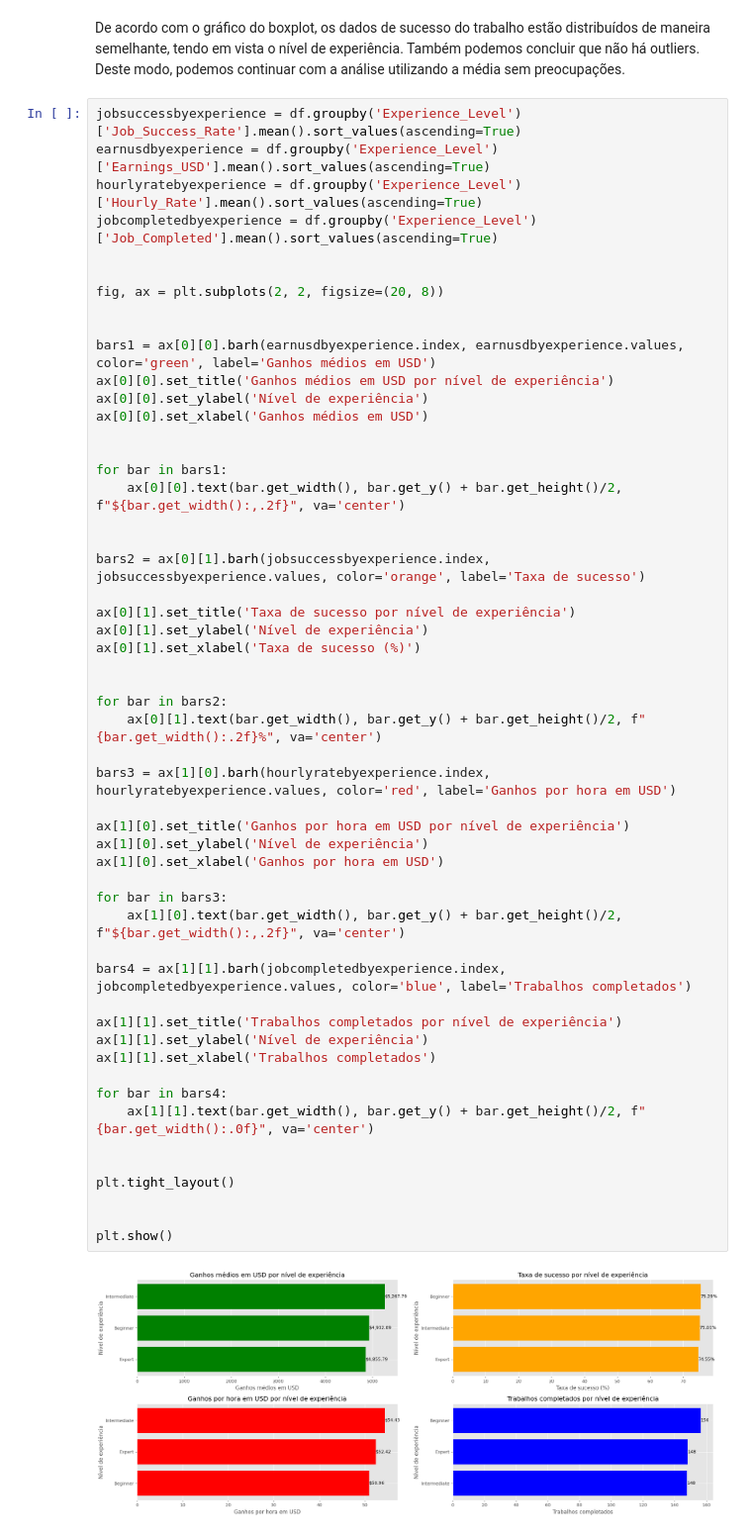
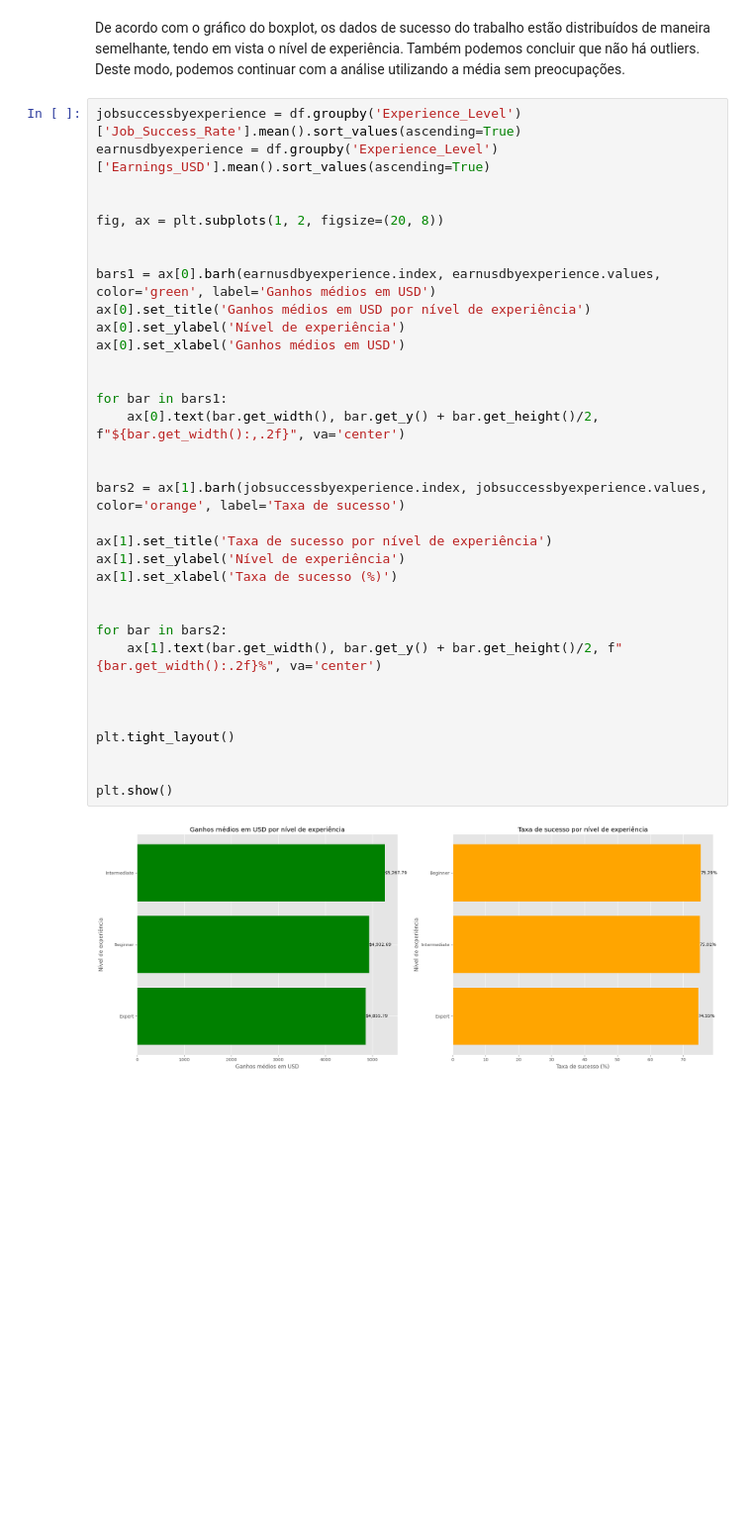
Before and after one commit to jotagadev/analise_freelancers_dataset, a Jupyter notebook: notebooks/analise.ipynb, the cells around one changed output. Shown at 99% size. Cells and saved outputs as stored; diff of their text form; blank space fills up the shorter version.

```diff
--- a/notebooks/analise.ipynb
+++ b/notebooks/analise.ipynb
@@ -120,55 +120,36 @@ Deste modo, podemos continuar com a análise utilizando a média sem preocupaç
 # %%
 jobsuccessbyexperience = df.groupby('Experience_Level')['Job_Success_Rate'].mean().sort_values(ascending=True)
 earnusdbyexperience = df.groupby('Experience_Level')['Earnings_USD'].mean().sort_values(ascending=True)
-hourlyratebyexperience = df.groupby('Experience_Level')['Hourly_Rate'].mean().sort_values(ascending=True)
-jobcompletedbyexperience = df.groupby('Experience_Level')['Job_Completed'].mean().sort_values(ascending=True)
 
 
-fig, ax = plt.subplots(2, 2, figsize=(20, 8))
+fig, ax = plt.subplots(1, 2, figsize=(20, 8))
 
 
-bars1 = ax[0][0].barh(earnusdbyexperience.index, earnusdbyexperience.values, color='green', label='Ganhos médios em USD')
-ax[0][0].set_title('Ganhos médios em USD por nível de experiência')
-ax[0][0].set_ylabel('Nível de experiência')
-ax[0][0].set_xlabel('Ganhos médios em USD')
+bars1 = ax[0].barh(earnusdbyexperience.index, earnusdbyexperience.values, color='green', label='Ganhos médios em USD')
+ax[0].set_title('Ganhos médios em USD por nível de experiência')
+ax[0].set_ylabel('Nível de experiência')
+ax[0].set_xlabel('Ganhos médios em USD')
 
 
 for bar in bars1:
-    ax[0][0].text(bar.get_width(), bar.get_y() + bar.get_height()/2, f"${bar.get_width():,.2f}", va='center')
+    ax[0].text(bar.get_width(), bar.get_y() + bar.get_height()/2, f"${bar.get_width():,.2f}", va='center')
 
 
-bars2 = ax[0][1].barh(jobsuccessbyexperience.index, jobsuccessbyexperience.values, color='orange', label='Taxa de sucesso')
+bars2 = ax[1].barh(jobsuccessbyexperience.index, jobsuccessbyexperience.values, color='orange', label='Taxa de sucesso')
 
-ax[0][1].set_title('Taxa de sucesso por nível de experiência')
-ax[0][1].set_ylabel('Nível de experiência')
-ax[0][1].set_xlabel('Taxa de sucesso (%)')
+ax[1].set_title('Taxa de sucesso por nível de experiência')
+ax[1].set_ylabel('Nível de experiência')
+ax[1].set_xlabel('Taxa de sucesso (%)')
 
 
 for bar in bars2:
-    ax[0][1].text(bar.get_width(), bar.get_y() + bar.get_height()/2, f"{bar.get_width():.2f}%", va='center')
+    ax[1].text(bar.get_width(), bar.get_y() + bar.get_height()/2, f"{bar.get_width():.2f}%", va='center')
 
-bars3 = ax[1][0].barh(hourlyratebyexperience.index, hourlyratebyexperience.values, color='red', label='Ganhos por hora em USD')
-
-ax[1][0].set_title('Ganhos por hora em USD por nível de experiência')
-ax[1][0].set_ylabel('Nível de experiência')
-ax[1][0].set_xlabel('Ganhos por hora em USD')
-
-for bar in bars3:
-    ax[1][0].text(bar.get_width(), bar.get_y() + bar.get_height()/2, f"${bar.get_width():,.2f}", va='center')
-
-bars4 = ax[1][1].barh(jobcompletedbyexperience.index, jobcompletedbyexperience.values, color='blue', label='Trabalhos completados')
-
-ax[1][1].set_title('Trabalhos completados por nível de experiência')
-ax[1][1].set_ylabel('Nível de experiência')
-ax[1][1].set_xlabel('Trabalhos completados')
-
-for bar in bars4:
-    ax[1][1].text(bar.get_width(), bar.get_y() + bar.get_height()/2, f"{bar.get_width():.0f}", va='center')
 
 
 plt.tight_layout()
 
 
 plt.show()
 # %% [output]
-[figure, old version]
+[figure, new version]
```
Also changed, not shown: parts of 3 cells of this notebook.
